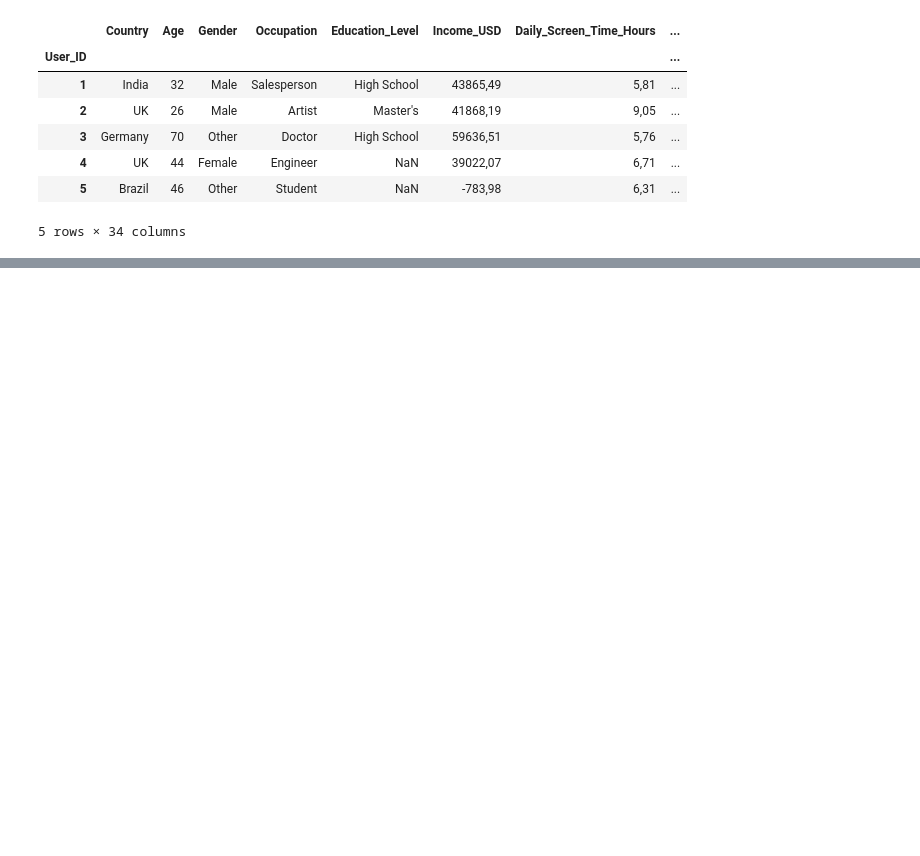
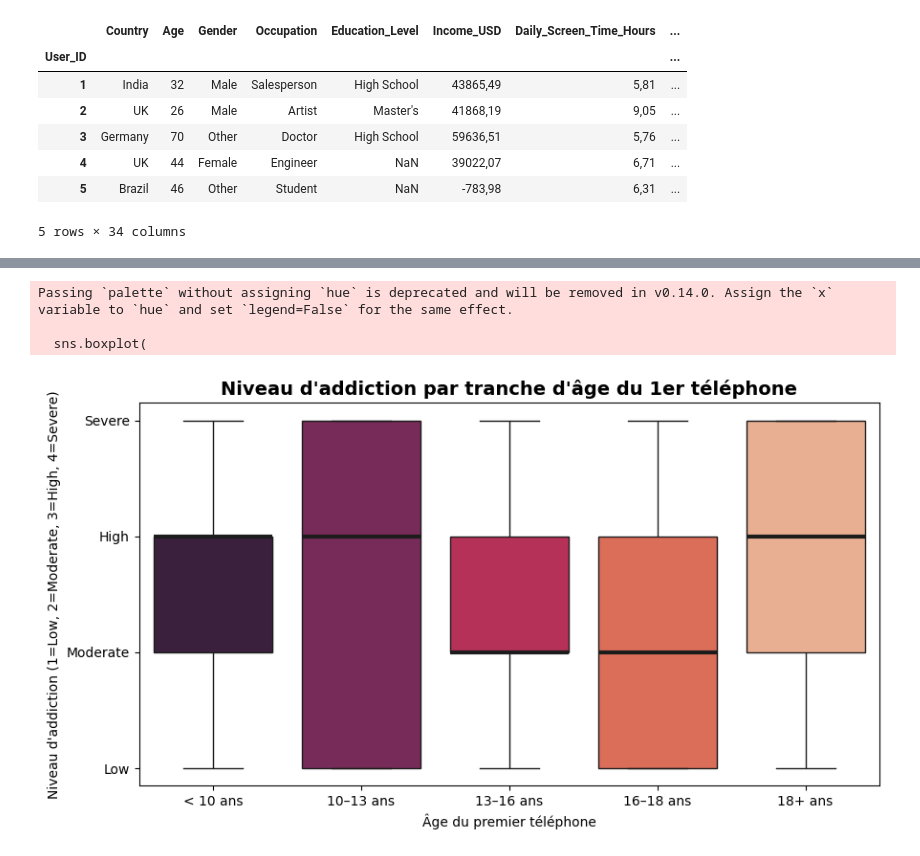
Before and after one commit to Kvothe-45/Addiction, a Jupyter notebook: mobile_graph.ipynb, the cells around one changed output, grey strips where cells are left out. Cells and saved outputs as stored; diff of their text form; code cells hidden in the pictures; blank space fills up the shorter version.

```diff
--- a/mobile_graph.ipynb
+++ b/mobile_graph.ipynb
@@ -17,0 +114,32 @@ data_mobile.head()
+# %%
+fig, ax = plt.subplots(figsize=(9, 5))
+
+data_mobile["Age_First_Phone"] = pd.to_numeric(data_mobile["Age_First_Phone"], errors="coerce")
+
+data_mobile["Age_First_Phone_Group"] = pd.cut(
+    data_mobile["Age_First_Phone"],
+    bins=[0, 10, 13, 16, 18, 99],
+    labels=["< 10 ans", "10–13 ans", "13–16 ans", "16–18 ans", "18+ ans"]
+)
+
+sns.boxplot(
+    data=data_mobile,
+    x="Age_First_Phone_Group",
+    y="Self_Reported_Addiction_Level",
+    palette="rocket", ax=ax,
+    medianprops={"linewidth": 3}
+)
+
+ax.set_title("Niveau d'addiction par tranche d'âge du 1er téléphone", fontsize=14, fontweight="bold")
+ax.set_xlabel("Âge du premier téléphone")
+ax.set_ylabel("Niveau d'addiction (1=Low, 2=Moderate, 3=High, 4=Severe)")
+ax.set_yticks([1, 2, 3, 4])
+ax.set_yticklabels(["Low", "Moderate", "High", "Severe"])
+
+plt.tight_layout()
+plt.show()
+# %% [output]
+Passing `palette` without assigning `hue` is deprecated and will be removed in v0.14.0. Assign the `x` variable to `hue` and set `legend=False` for the same effect.
+
+  sns.boxplot(
+[figure, added]
```
Also changed, not shown: parts of 5 cells of this notebook.
